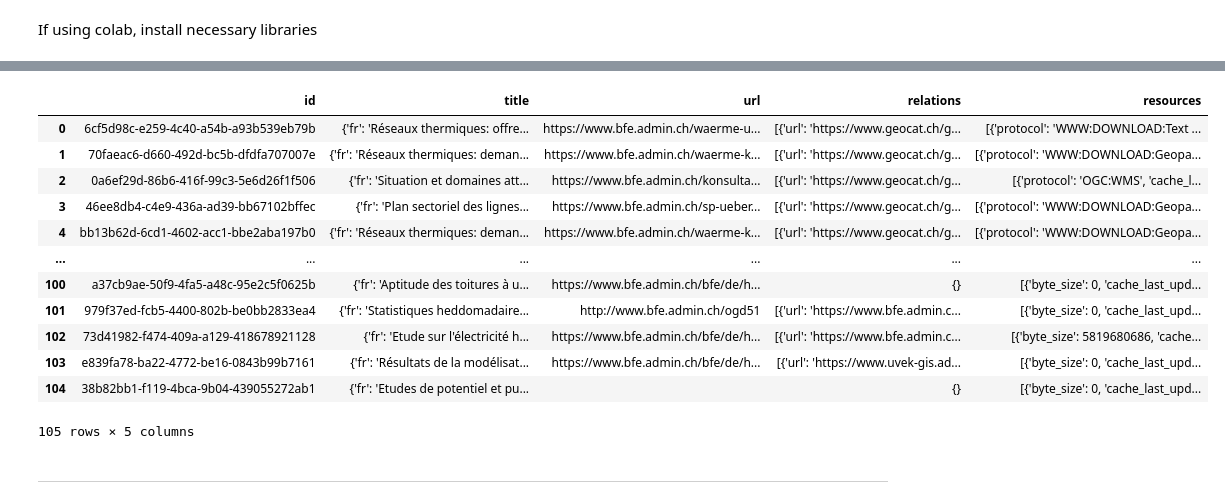
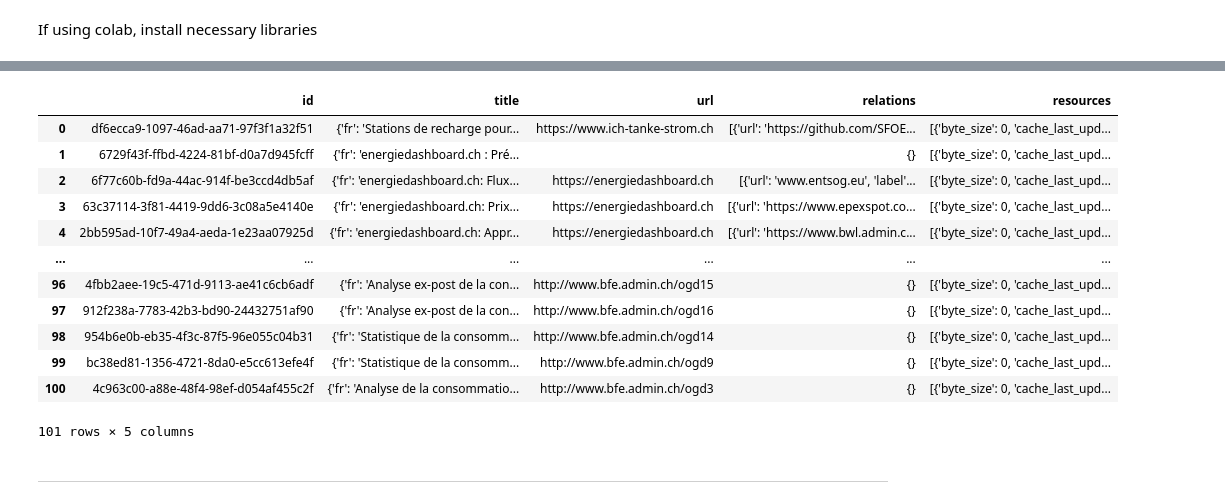
Before and after one commit to aresssera/opendataSwiss, a Jupyter notebook: opendata_swiss.ipynb, the cells around one changed output, grey strips where cells are left out. Saved outputs shown, nothing was run; the diff lists cells and outputs as text; code cells hidden in the pictures.

```diff
--- a/opendata_swiss.ipynb
+++ b/opendata_swiss.ipynb
@@ -27,39 +26,42 @@ ModuleNotFoundError: ignored
 # %%
 # BFE Abnahme
-packages = 'https://ckan.ogdch-abnahme.clients.liip.ch/api/3/action/package_search?fq=organization:(bundesamt-fur-energie-bfe)&rows=500'
+#packages = 'https://ckan.ogdch-abnahme.clients.liip.ch/api/3/action/package_search?fq=organization:(bundesamt-fur-energie-bfe)&rows=500'
+
+# BFE PROD
+packages = 'https://ckan.opendata.swiss/api/3/action/package_search?fq=organization:(bundesamt-fur-energie-bfe)&rows=500'
 
 # Make the HTTP request
 response = requests.get(packages)
 
 # Use the json module to load CKAN's response into a dictionary
 response_dict = json.loads(response.content)
 
 # Check the contents of the response
 assert response_dict['success'] is True  # make sure if response is OK
 
 # Get a list of all publications and their information (each publication is a dictionary)
 data = response_dict['result']['results'].copy()
 
 # get all upper keys
 allKeys = []
 
 # store information about each dataset in a frame
 df = pd.DataFrame(data)[['id','title','url', 'relations', 'resources']]
 df
 # %% [output]
 |  | id | title | url | relations | resources |
-| 0 | 6cf5d98c-e259-4c40-a54b-a93b539eb79b | {'fr': 'Réseaux thermiques: offre... | https://www.bfe.admin.ch/waerme-u... | [{'url': 'https://www.geocat.ch/g... | [{'protocol': 'WWW:DOWNLOAD:Text ... |
-| 1 | 70faeac6-d660-492d-bc5b-dfdfa707007e | {'fr': 'Réseaux thermiques: deman... | https://www.bfe.admin.ch/waerme-k... | [{'url': 'https://www.geocat.ch/g... | [{'protocol': 'WWW:DOWNLOAD:Geopa... |
-| 2 | 0a6ef29d-86b6-416f-99c3-5e6d26f1f506 | {'fr': 'Situation et domaines att... | https://www.bfe.admin.ch/konsulta... | [{'url': 'https://www.geocat.ch/g... | [{'protocol': 'OGC:WMS', 'cache_l... |
-| 3 | 46ee8db4-c4e9-436a-ad39-bb67102bffec | {'fr': 'Plan sectoriel des lignes... | https://www.bfe.admin.ch/sp-ueber... | [{'url': 'https://www.geocat.ch/g... | [{'protocol': 'WWW:DOWNLOAD:Geopa... |
-| 4 | bb13b62d-6cd1-4602-acc1-bbe2aba197b0 | {'fr': 'Réseaux thermiques: deman... | https://www.bfe.admin.ch/waerme-k... | [{'url': 'https://www.geocat.ch/g... | [{'protocol': 'WWW:DOWNLOAD:Geopa... |
+| 0 | df6ecca9-1097-46ad-aa71-97f3f1a32f51 | {'fr': 'Stations de recharge pour... | https://www.ich-tanke-strom.ch | [{'url': 'https://github.com/SFOE... | [{'byte_size': 0, 'cache_last_upd... |
+| 1 | 6729f43f-ffbd-4224-81bf-d0a7d945fcff | {'fr': 'energiedashboard.ch : Pré... |  | {} | [{'byte_size': 0, 'cache_last_upd... |
+| 2 | 6f77c60b-fd9a-44ac-914f-be3ccd4db5af | {'fr': 'energiedashboard.ch: Flux... | https://energiedashboard.ch | [{'url': 'www.entsog.eu', 'label'... | [{'byte_size': 0, 'cache_last_upd... |
+| 3 | 63c37114-3f81-4419-9dd6-3c08a5e4140e | {'fr': 'energiedashboard.ch: Prix... | https://energiedashboard.ch | [{'url': 'https://www.epexspot.co... | [{'byte_size': 0, 'cache_last_upd... |
+| 4 | 2bb595ad-10f7-49a4-aeda-1e23aa07925d | {'fr': 'energiedashboard.ch: Appr... | https://energiedashboard.ch | [{'url': 'https://www.bwl.admin.c... | [{'byte_size': 0, 'cache_last_upd... |
 | ... | ... | ... | ... | ... | ... |
-| 100 | a37cb9ae-50f9-4fa5-a48c-95e2c5f0625b | {'fr': 'Aptitude des toitures à u... | https://www.bfe.admin.ch/bfe/de/h... | {} | [{'byte_size': 0, 'cache_last_upd... |
-| 101 | 979f37ed-fcb5-4400-802b-be0bb2833ea4 | {'fr': 'Statistiques heddomadaire... | http://www.bfe.admin.ch/ogd51 | [{'url': 'https://www.bfe.admin.c... | [{'byte_size': 0, 'cache_last_upd... |
-| 102 | 73d41982-f474-409a-a129-418678921128 | {'fr': 'Etude sur l'électricité h... | https://www.bfe.admin.ch/bfe/de/h... | [{'url': 'https://www.bfe.admin.c... | [{'byte_size': 5819680686, 'cache... |
-| 103 | e839fa78-ba22-4772-be16-0843b99b7161 | {'fr': 'Résultats de la modélisat... | https://www.bfe.admin.ch/bfe/de/h... | [{'url': 'https://www.uvek-gis.ad... | [{'byte_size': 0, 'cache_last_upd... |
-| 104 | 38b82bb1-f119-4bca-9b04-439055272ab1 | {'fr': 'Etudes de potentiel et pu... |  | {} | [{'byte_size': 0, 'cache_last_upd... |
+| 96 | 4fbb2aee-19c5-471d-9113-ae41c6cb6adf | {'fr': 'Analyse ex-post de la con... | http://www.bfe.admin.ch/ogd15 | {} | [{'byte_size': 0, 'cache_last_upd... |
+| 97 | 912f238a-7783-42b3-bd90-24432751af90 | {'fr': 'Analyse ex-post de la con... | http://www.bfe.admin.ch/ogd16 | {} | [{'byte_size': 0, 'cache_last_upd... |
+| 98 | 954b6e0b-eb35-4f3c-87f5-96e055c04b31 | {'fr': 'Statistique de la consomm... | http://www.bfe.admin.ch/ogd14 | {} | [{'byte_size': 0, 'cache_last_upd... |
+| 99 | bc38ed81-1356-4721-8da0-e5cc613efe4f | {'fr': 'Statistique de la consomm... | http://www.bfe.admin.ch/ogd9 | {} | [{'byte_size': 0, 'cache_last_upd... |
+| 100 | 4c963c00-a88e-48f4-98ef-d054af455c2f | {'fr': 'Analyse de la consommatio... | http://www.bfe.admin.ch/ogd3 | {} | [{'byte_size': 0, 'cache_last_upd... |
-105 rows × 5 columns
+101 rows × 5 columns
 # %% [markdown]
 ---------------------------------------------------------------------------
 # %% [markdown]
```
Also changed, not shown: parts of 21 cells of this notebook.
